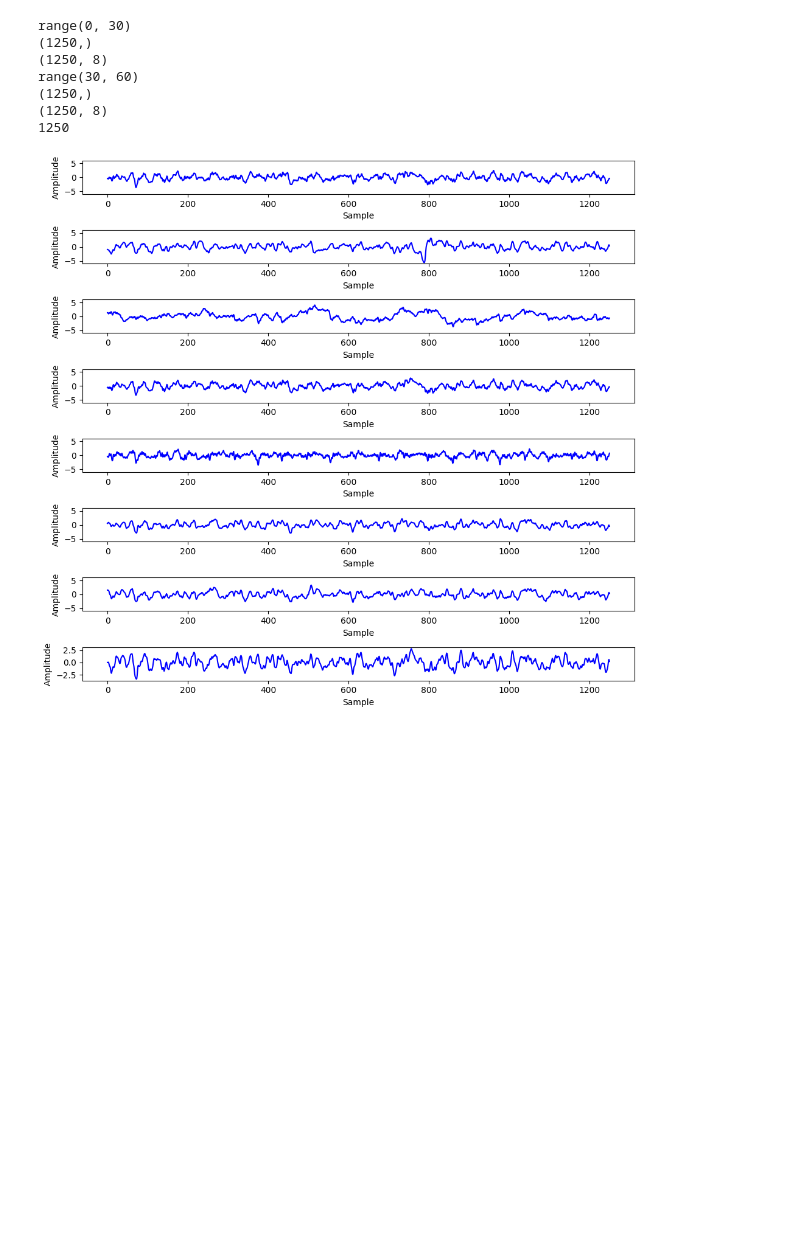
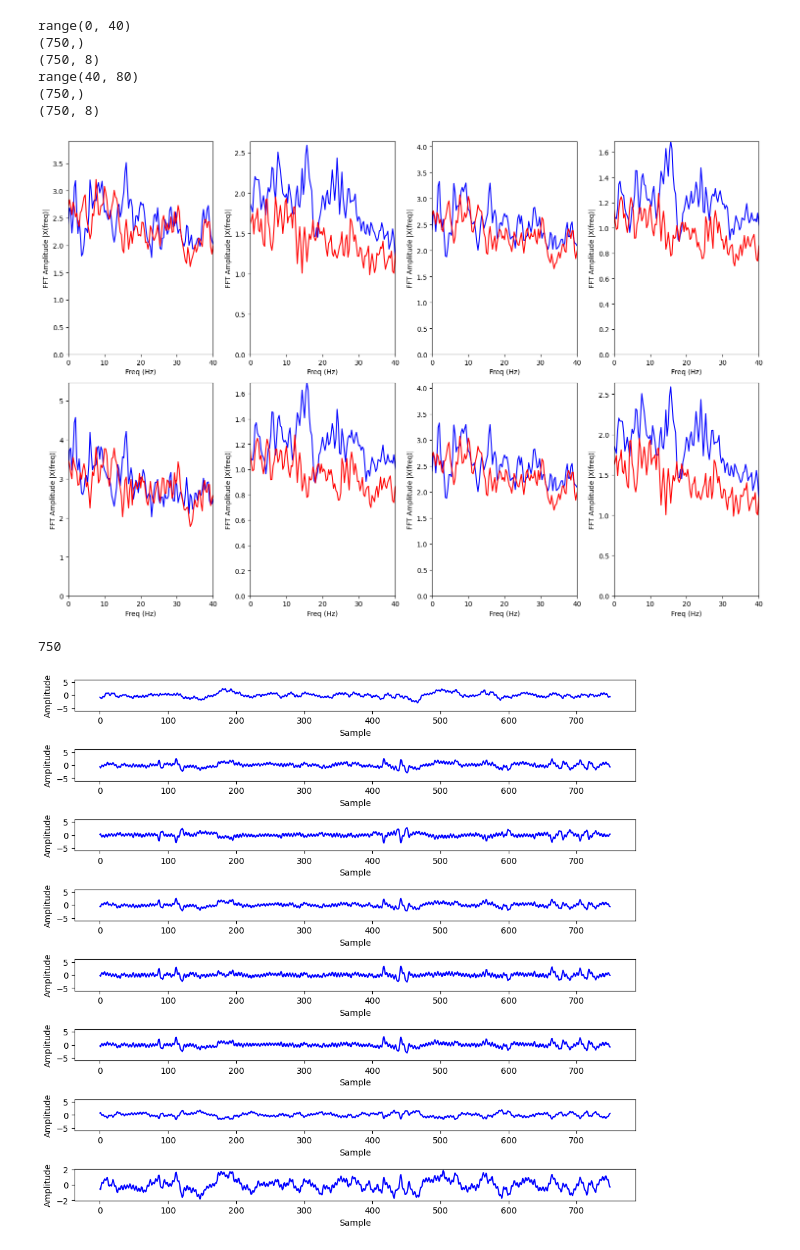
Before and after one commit to zacariabalkhy/MI_Project, a Jupyter notebook: Stream/Untitled.ipynb, the cells around one changed output. Cells and saved outputs as stored; diff of their text form; code cells hidden in the pictures; blank space fills up the shorter version.

```diff
--- a/Stream/Untitled.ipynb
+++ b/Stream/Untitled.ipynb
@@ -35,4 +35,5 @@ def loadSubjectData(datadir, subjectName):
     metaData = loadExpMetaData(subjectDir + "/" + subjectName + "ImageryMetadata.json")
     return df, metaData
 # %%
-rawData, metaData = loadSubjectData("C:/MI_Project/Stream/data", "Zacky")
+rawData, metaData = loadSubjectData("C:/MI_Project/Stream/data", "zacaria_jan_31")
+print(metaData)
@@ -51,4 +57,19 @@ npData, timestamps, channelColumnNames = dropTimeStamps(rawData)
 # %%
+
+"""
+Input:
+     - arr : numpy array containing raw session data
+Operation:
+     - Average channels and subtract average from all channels
+     - Do not take into account the first channel since that's just being used for eyeblink recognition
+Returns:
+     - Common average referenced singal
+"""
+def commonAverageReferece(arr):
+    commonAverage = np.average(arr[:,1:], 1)
+    arr[:,1:] = (arr[:,1:].T - commonAverage).T
+    return arr
+
 """
 Input:
       - arr : numpy array containing raw session data
@@ -89,12 +110,12 @@ def removeEyeBlinkArtifacts(arr, refChannel):
 Input:
     - channel : signal to filter
 Operation:
-    - applies 2-100 hz bandpass and band stop around 60 hz to eliminate powerline noise
+    - applies 2-30 hz bandpass and band stop around 60 hz to eliminate powerline noise
 Returns:
     - filtered signal
 """
 def filterChannel(channel):
-    bandpassed = Filter.butter_bandpass_filter(channel, 2, 25, 250, 1)
+    bandpassed = Filter.butter_bandpass_filter(channel, 2, 30, 250, 1)
     bandstopped = Filter.butter_bandstop_filter(bandpassed, 59, 61, 250, 1)
     return bandstopped
 
@@ -113,8 +134,9 @@ def filterData(arr):
         channelBySampleArray[i] = filterChannel(channelBySampleArray[i])
     return channelBySampleArray.T
 # %%
+#npData = removeEyeBlinkArtifacts(npData, 0)
+npData = commonAverageReferece(npData)
 npData = filterData(npData)
-npData = removeEyeBlinkArtifacts(npData, 0)
 # %%
 def reconstructDf(npArr, timeStamp, channelColumnNames):
     newDf = pd.DataFrame(npArr, columns=channelColumnNames)
@@ -142,14 +184,14 @@ def splitRawDataIntoTrialsByType(df, metaData):
         trialStartTimeValMask = df["timestamp"] == float(trial["trialStartTime"])
         trialStartIndex = df["timestamp"][trialStartTimeValMask].index.values[0]
         # make trial end time = trialStartTime + trialLength, so that we standardize triallengths
-        # trial length is 1250 = 5 sec * 250 Hz
-        trialEndIndex = trialStartIndex + 1250
+        # trial length is 750 = 3 sec * 250 Hz
+        trialEndIndex = trialStartIndex + 750
         trialDf = df.iloc[trialStartIndex:trialEndIndex,:]
         trialDf = trialDf.reset_index(drop=True)
         trialDf.drop('timestamp', axis=1, inplace=True) # no longer need timestamp
-        if trial["trialType"] == "moveRight":
+        if trial["trialType"] == "thinkRight":
             rightTrials.append(trialDf)
-        elif trial["trialType"] == "moveLeft":
+        elif trial["trialType"] == "thinkLeft":
             leftTrials.append(trialDf)
     rightTrialsArray = np.array(rightTrials)
     leftTrialsArray = np.array(leftTrials)
@@ -239,20 +281,21 @@ def plotTrialChannels(rightChannel1, rightChannel2, leftChannel1, leftChannel2):
 # %%
 rightFreqs, rightFreqAmplitudes = calculateAvgPowerforTrialType(scaledTrialData, "right")
 leftFreqs, leftFreqAmplitudes = calculateAvgPowerforTrialType(scaledTrialData, "left")
 
 
-#plotFreqPowerForAllChannels(rightFreqs, rightFreqAmplitudes, leftFreqs, leftFreqAmplitudes)
+plotFreqPowerForAllChannels(rightFreqs, rightFreqAmplitudes, leftFreqs, leftFreqAmplitudes)
 
-plotTimeseries(scaledTrialData[0])
+plotTimeseries(scaledTrialData[2])
 # %% [output]
-range(0, 30)
-(1250,)
-(1250, 8)
-range(30, 60)
-(1250,)
-(1250, 8)
-1250
+range(0, 40)
+(750,)
+(750, 8)
+range(40, 80)
+(750,)
+(750, 8)
-[figure, old version]
+[figure, new version]
+750
+[figure, added]
 # %%
 """
 Input:
```
Also changed, not shown: parts of 10 cells of this notebook, 5 other files.
